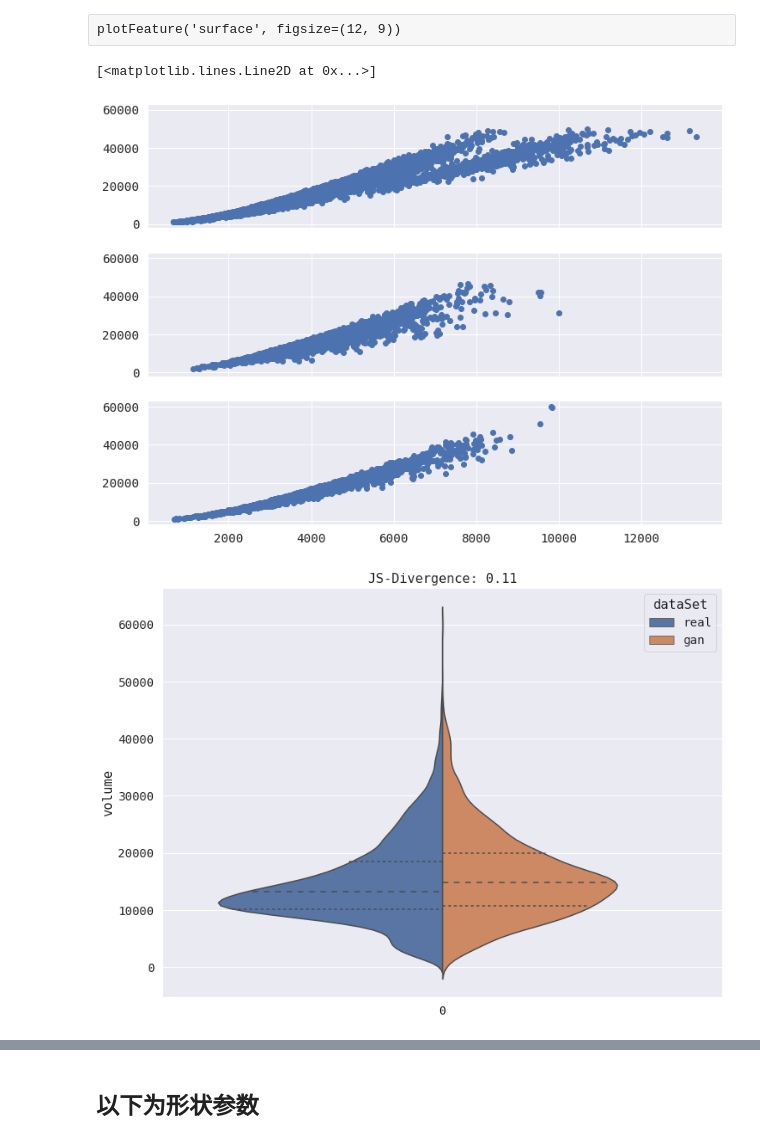
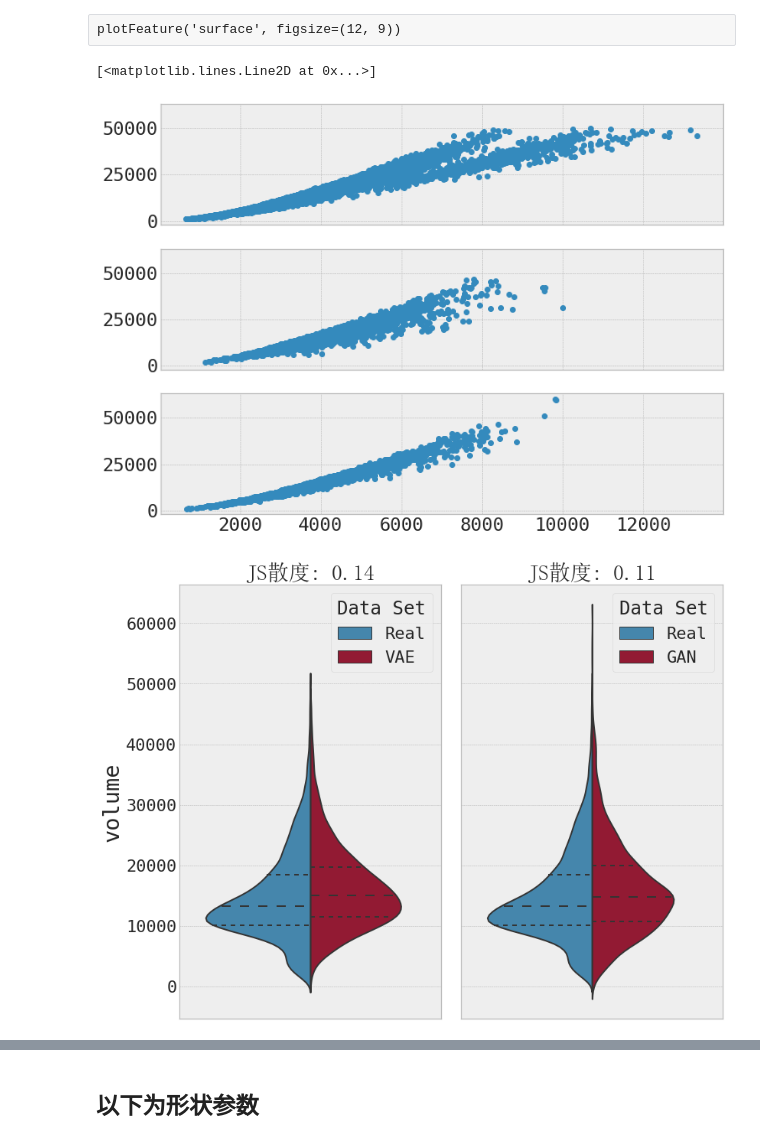
Before and after one commit to chua-n/soil, a Jupyter notebook: plotGeometry.ipynb, the cells around one changed output, grey strips where cells are left out. Drawn from its saved outputs; the diff is of its cells as text; code cells hidden in the pictures.

```diff
--- a/plotGeometry.ipynb
+++ b/plotGeometry.ipynb
@@ -1,16 +1,21 @@
 # %% [markdown]
 # "VAE颗粒" 与 "GAN颗粒" 的特征比较
-# %%
-import numpy as np
-import pandas as pd
-import matplotlib.pyplot as plt
-import seaborn as sns
-
-plt.style.use('bmh')
-sns.set(font_scale=1.3)
-sns.set_style({"font.family": "Monospace"})
-
-from particle.utils.plotter import Violin
+# %%
+import numpy as np
+import pandas as pd
+import matplotlib.pyplot as plt
+from matplotlib.font_manager import FontProperties
+import seaborn as sns
+
+from particle.utils.plotter import Violin
+
+fontSongTi = FontProperties(fname="/opt/miniconda3/envs/PyTorch/lib/python3.7/site-packages/matplotlib/mpl-data/fonts/ttf/simsun.ttf",
+                            size=28)
+fontHeiTi = FontProperties(fname="/usr/share/fonts/truetype/wqy/wqy-microhei.ttc",
+                           size=28)
+zhfont = fontSongTi
+sns.set(font="Monospace", font_scale=2)
+plt.style.use('bmh')
 # %% [markdown]
 ## 颗粒几何特征
 - volume 体积
@@ -34,7 +39,7 @@ gan = np.load('output/dcgan/iterD:iterG=1:2/nLatent64/geometry/gan-25.npz')
 
 print(real['surface'].shape, vae['surface'].shape, gan['surface'].shape)
 
-violin = Violin((real, vae, gan), ('real', 'vae', 'gan'))
+violin = Violin((real, vae, gan), ('Real', 'VAE', 'GAN'))
 kwargs = {"inner":"quartile"}
 # %% [output]
 (27107,) (2999,) (2998,)
@@ -61,10 +66,10 @@ ax[2].plot(gan['surface'], gan['volume'], 'o')
 # ax[3].plot(test['surface'], test['volume'], 'o')
 # %% [output]
 [<matplotlib.lines.Line2D at 0x...>]
-[figure, old version]
+[figure, new version]
 # %%
-violin.plot(feature='volume', setName=("real", "gan"), figsize=(12, 9), **kwargs);
+violin.plot(feature='volume', setName=("Real", "GAN", "VAE"), figsize=(12, 9), zhfontProperty=zhfont, **kwargs);
 plt.savefig('/home/chuan/volume.png')
 # %% [output]
-[figure, old version]
+[figure, new version]
 # %%
```
Also changed, not shown: parts of 8 cells of this notebook, 4 other files.
